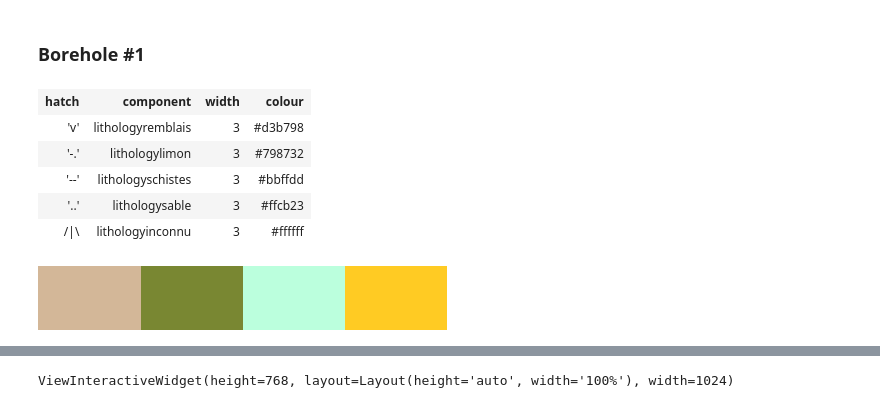
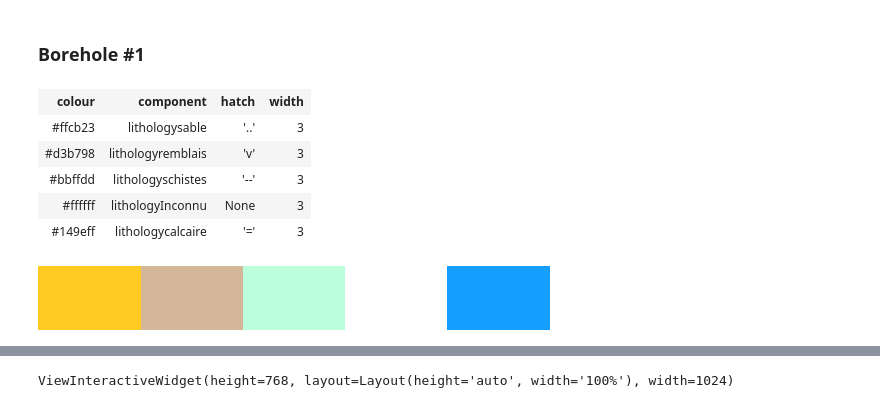
Before and after one commit to kaufmanno/GSDMA, a Jupyter notebook: playground/TFE_test/Samples_representation.ipynb, the cells around one changed output, grey strips where cells are left out. Cells and saved outputs as stored; diff of their text form; code cells hidden in the pictures.

```diff
--- a/playground/TFE_test/Samples_representation.ipynb
+++ b/playground/TFE_test/Samples_representation.ipynb
@@ -67,7 +51,7 @@ samples_intervals = [Interval(top=0, base=2, components=[samples[0]], data={'Nap
 # %%
-samples_intervals_2 = [Interval(top=0, base=2, components=[samples[0]], data={'Naphtalene':50}),
-                     Interval(top=2, base=3, components=[samples[1]], data={'Benzene': {'value': 1.52, 'units': 'µg/l'}}),
-                     Interval(top=3, base=6, components=[samples[2]]),
-                     Interval(top=6, base=8, components=[samples[3]]),
-                     Interval(top=8, base=10, components=[samples[2]]),
-                     Interval(top=10, base=13, components=[samples[0]])]
+samples_intervals_2 = [Interval(top=0, base=2, components=[samples[4]], data={'Naphtalene':50}),
+                     Interval(top=2, base=3, components=[samples[1], benzene[1]]),
+                     Interval(top=3, base=6, components=[samples[3]]),
+                     Interval(top=6, base=8, components=[samples[4], toluene[3]]),
+                     Interval(top=8, base=10, components=[samples[0], benzene[2], toluene[1]]),
+                     Interval(top=10, base=13, components=[samples[2]])]
@@ -74,5 +64,10 @@ samples_intervals_2 = [Interval(top=0, base=2, components=[samples[0]], data={'N
+# %%
+verbose = ['get_comp', 'build_leg'] # output of specific function ('geom', 'get_comp', 'get_attrib', 'build_leg')
+verbose = False
 # %%
-bh3d_1 = Borehole3D(name='BH_1', intervals=samples_intervals, legend_dict=leg_dict)
-bh3d_2 = Borehole3D(name='BH_2', intervals=samples_intervals_2, legend_dict=leg_dict)
+bh3d_1 = Borehole3D(name='BH_1', intervals=samples_intervals, legend_dict=leg_dict, verbose=verbose,
+                    repr_attribute='benzene')
+
+bh3d_2 = Borehole3D(name='BH_2', intervals=samples_intervals_2, legend_dict=leg_dict, verbose=verbose)
 bh3d_list = [bh3d_1, bh3d_2]
 # %% [output]
@@ -126,14 +195,17 @@ a = 0
+# %%
+bh = 0
+a = 0
 # %%
-bh3d_list[0].legend_dict[attrib[a]]['legend']
+bh3d_list[bh].legend_dict[attrib[a]]['legend']
 # %% [output]
-| hatch | component | width | colour |
-| 'v' | lithologyremblais | 3 | #d3b798 |
-| '-.' | lithologylimon | 3 | #798732 |
-| '--' | lithologyschistes | 3 | #bbffdd |
-| '..' | lithologysable | 3 | #ffcb23 |
-| /|\ | lithologyinconnu | 3 | #ffffff |
+| colour | component | hatch | width |
+| #ffcb23 | lithologysable | '..' | 3 |
+| #d3b798 | lithologyremblais | 'v' | 3 |
+| #bbffdd | lithologyschistes | '--' | 3 |
+| #ffffff | lithologyInconnu | None | 3 |
+| #149eff | lithologycalcaire | '=' | 3 |
 # %%
-bh3d_list[0].legend_dict[attrib[a]]['cmap']
+bh3d_list[bh].legend_dict[attrib[a]]['cmap']
 # %% [output]
-[figure, old version]
+[figure, new version]
 # %%
```
Also changed, not shown: parts of 42 cells of this notebook, 7 other files.
